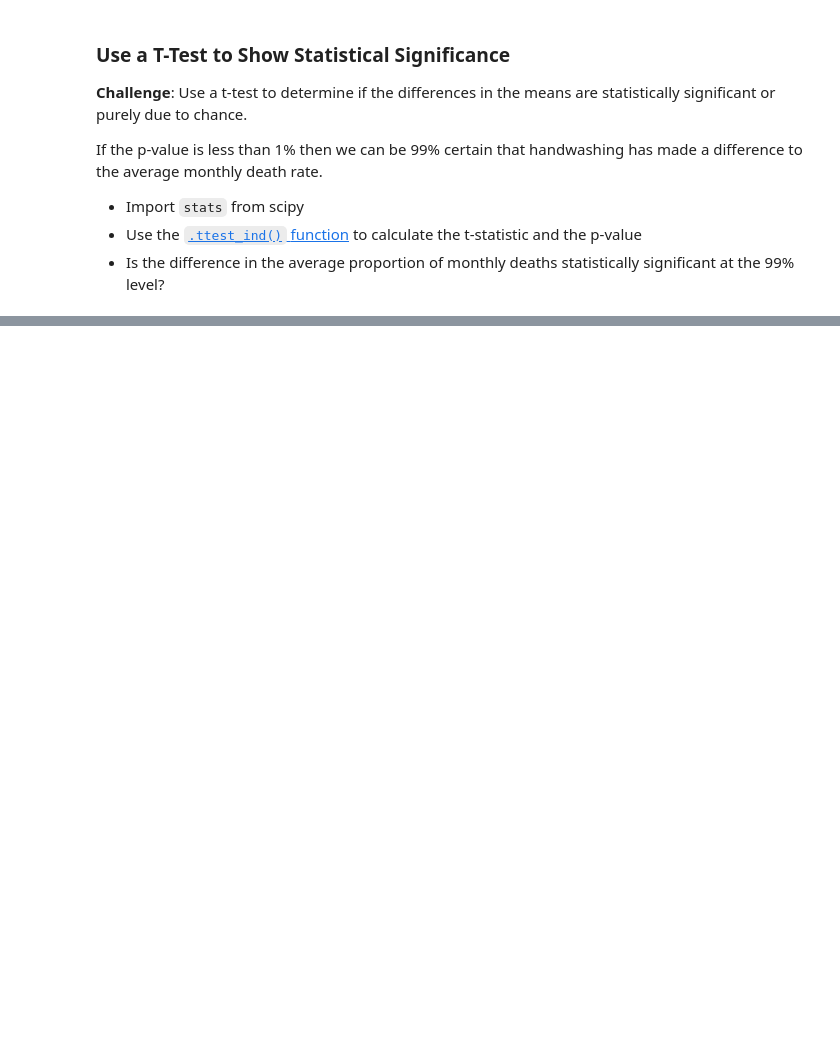
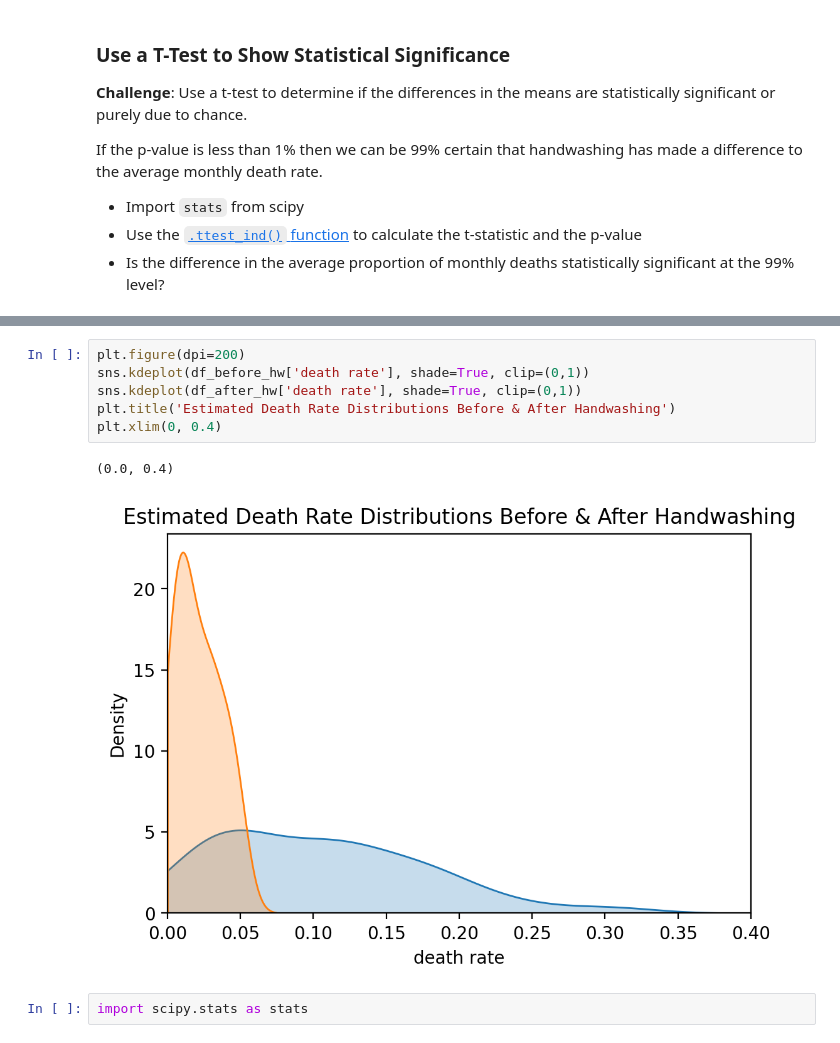
Before and after one commit to tomweinandy/100DaysOfCode, a Jupyter notebook: Projects/Day079/Dr_Semmelweis_Handwashing_Discovery.ipynb, the cells around one changed output, grey strips where cells are left out. Saved outputs shown, nothing was run; the diff lists cells and outputs as text; blank space fills up the shorter version.

```diff
--- a/Projects/Day079/Dr_Semmelweis_Handwashing_Discovery.ipynb
+++ b/Projects/Day079/Dr_Semmelweis_Handwashing_Discovery.ipynb
@@ -455,0 +454,11 @@ What do you conclude from your analysis, Doctor? 😊
+# %%
+plt.figure(dpi=200)
+sns.kdeplot(df_before_hw['death rate'], shade=True, clip=(0,1))
+sns.kdeplot(df_after_hw['death rate'], shade=True, clip=(0,1))
+plt.title('Estimated Death Rate Distributions Before & After Handwashing')
+plt.xlim(0, 0.4)
+# %% [output]
+(0.0, 0.4)
+[figure, added]
+# %%
+import scipy.stats as stats
```
Also changed, not shown: parts of 6 cells of this notebook.
